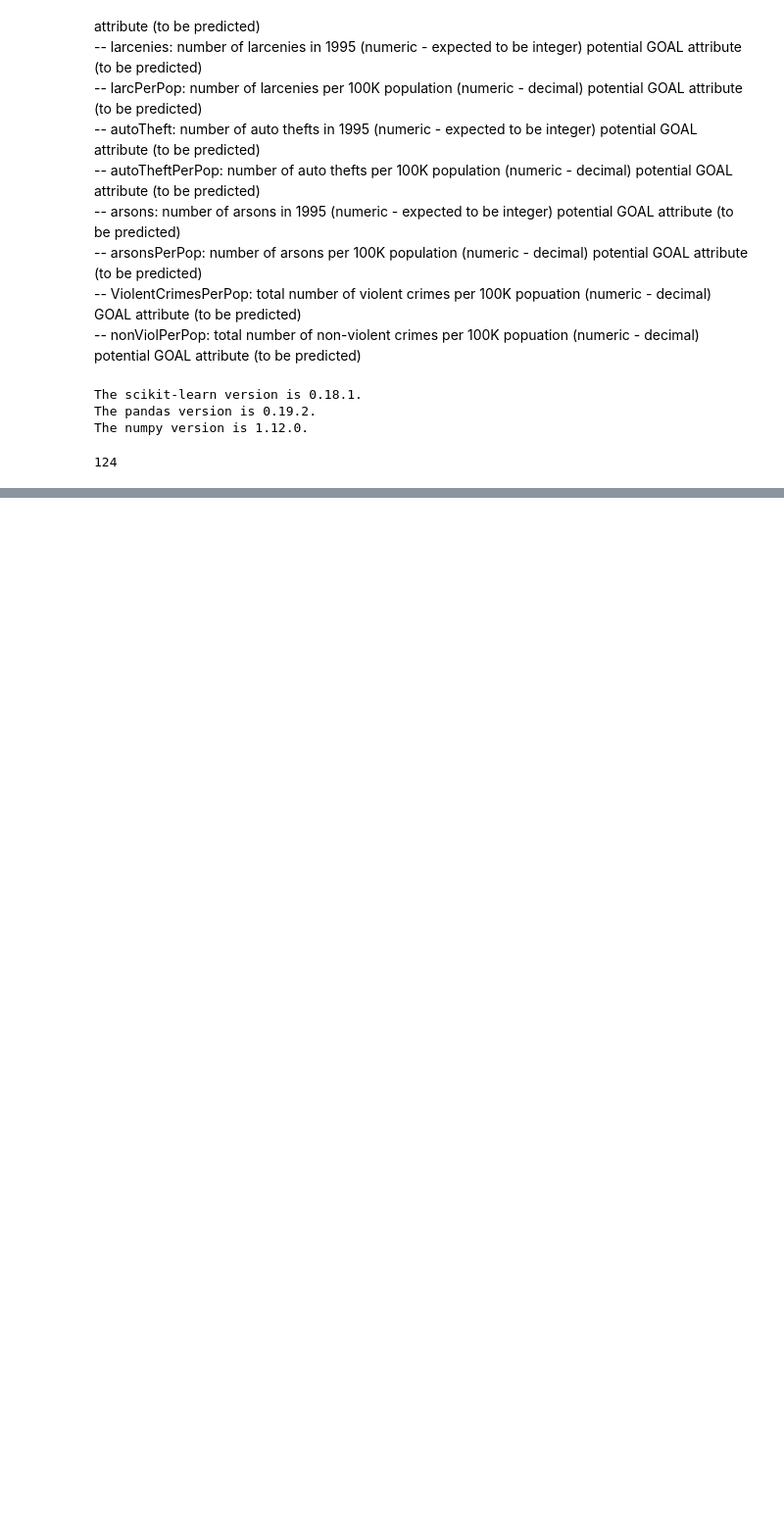
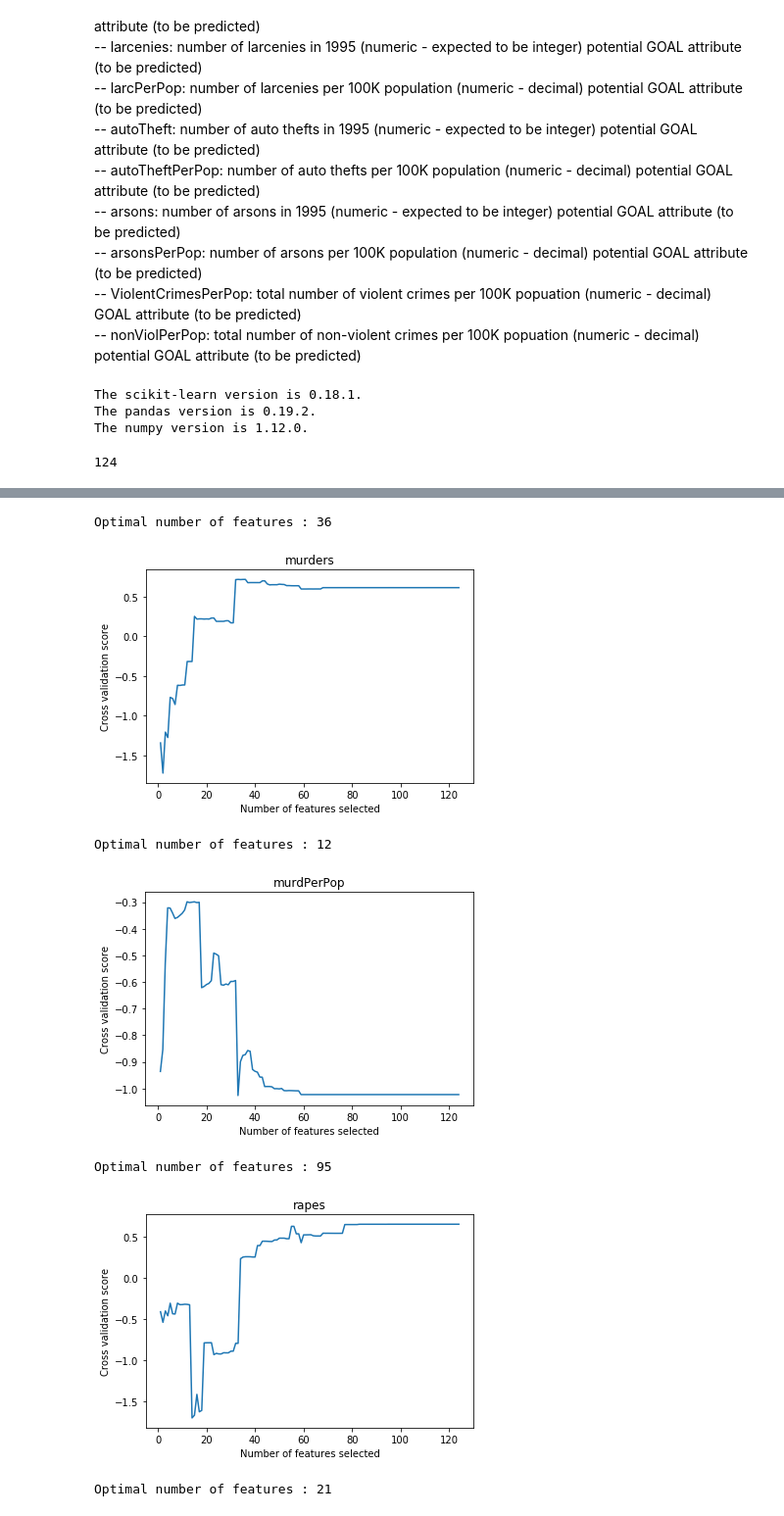
Before and after one commit to WenboTien/Crime_data-analysis, a Jupyter notebook: exploratory_data_analysis/Analysis_Unnormalized_crime_data.ipynb, the cells around one changed output, grey strips where cells are left out. Shown: that part at 98% size. Cells and saved outputs as stored; diff of their text form; code cells hidden in the pictures; blank space fills up the shorter version.

```diff
--- a/exploratory_data_analysis/Analysis_Unnormalized_crime_data.ipynb
+++ b/exploratory_data_analysis/Analysis_Unnormalized_crime_data.ipynb
@@ -201,0 +281,11 @@ hm = sns.heatmap(cm,
+# %%
+estimator = Lasso()
+plot_RFECV_scores(estimator, ['murders', 'murdPerPop', 'rapes', 'rapesPerPop'], df)
+# %% [output]
+Optimal number of features : 36
+[figure, added]
+Optimal number of features : 12
+[figure, added]
+Optimal number of features : 95
+[figure, added]
+Optimal number of features : 21
```
Also changed, not shown: parts of 42 cells of this notebook, 1 other file.
